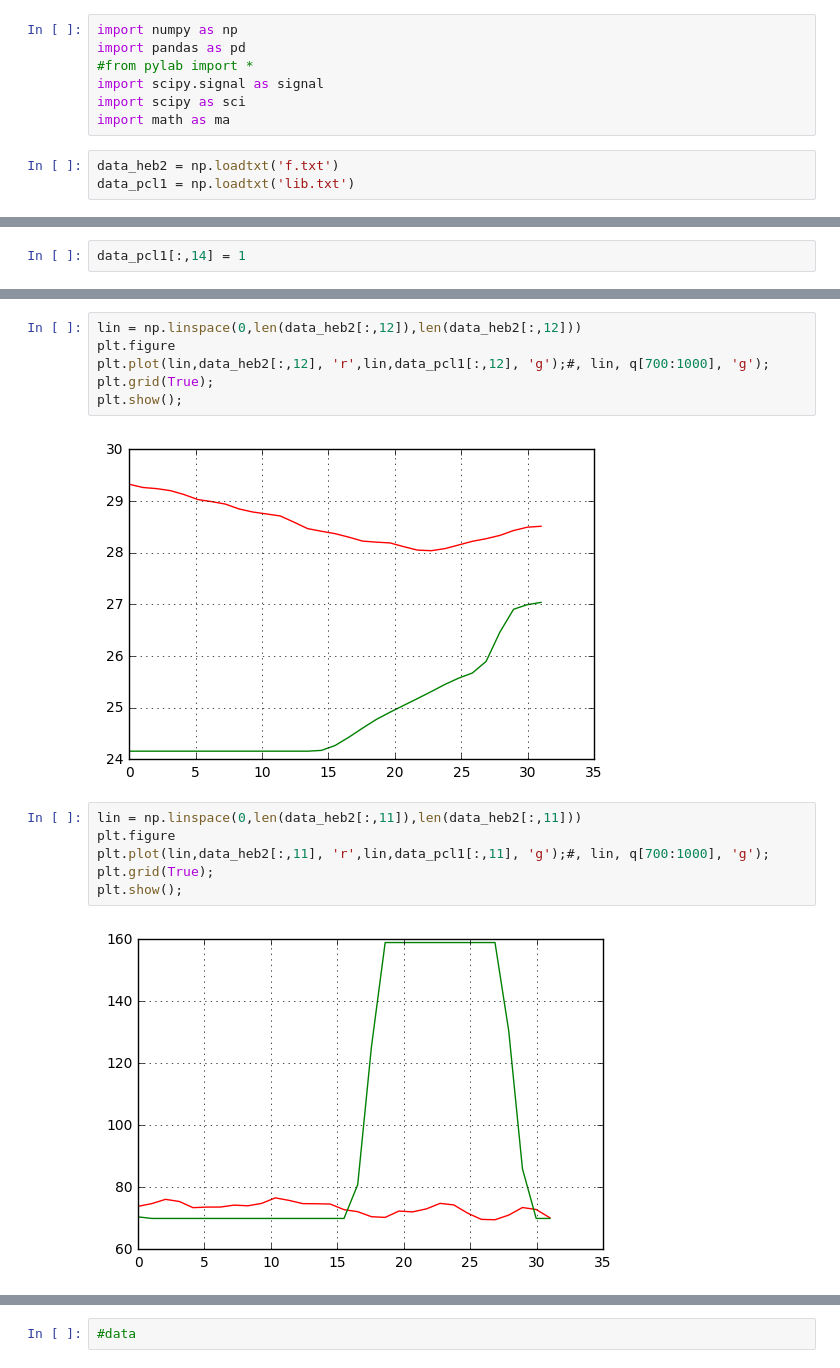
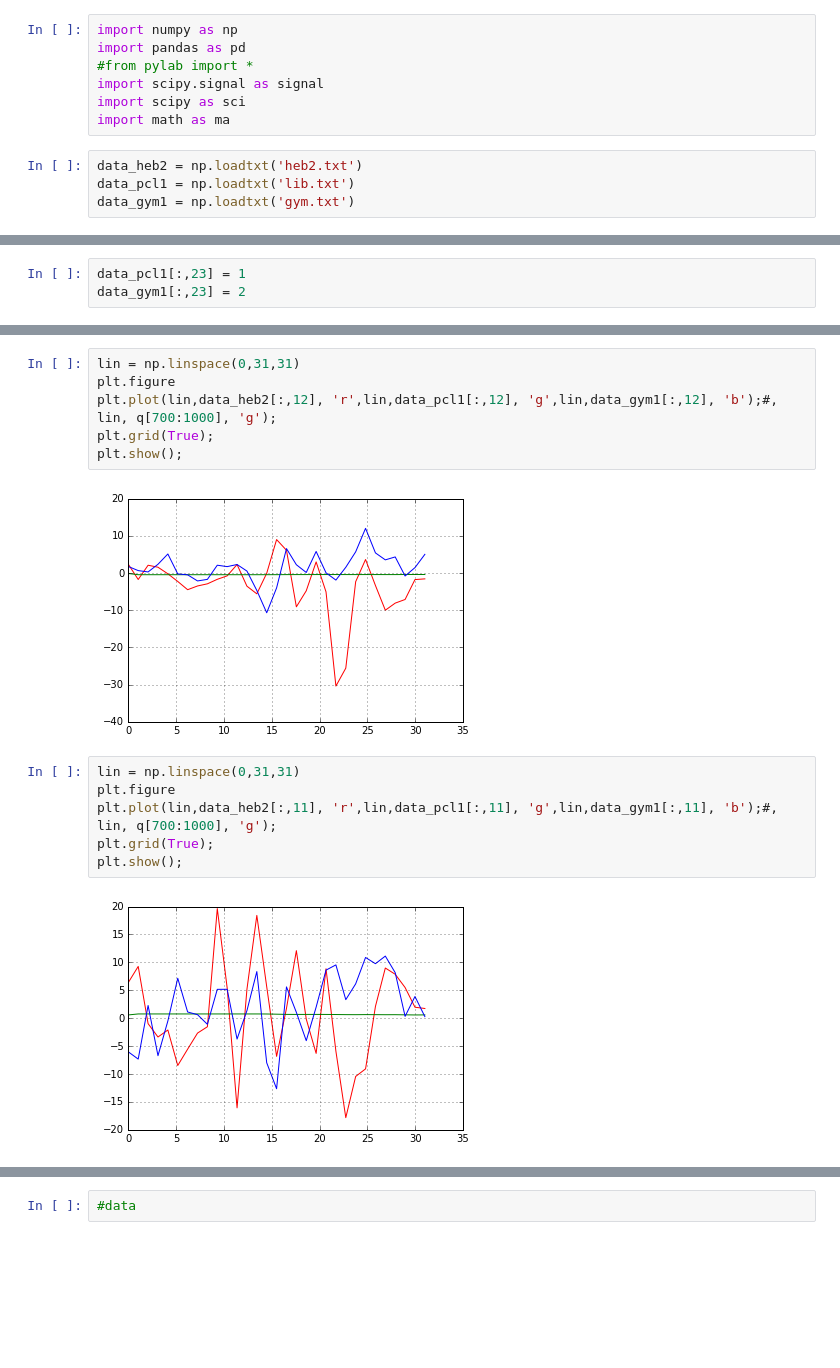
Before and after one commit to sriharivenu/ActivitySensing, a Jupyter notebook: code/trial_mod_combine_pcl1_heb2_test.ipynb, the cells around one changed output, grey strips where cells are left out. Cells and saved outputs as stored; diff of their text form; blank space fills up the shorter version.

```diff
--- a/code/trial_mod_combine_pcl1_heb2_test.ipynb
+++ b/code/trial_mod_combine_pcl1_heb2_test.ipynb
@@ -6,8 +6,9 @@ import scipy.signal as signal
 import scipy as sci
 import math as ma
 # %%
-data_heb2 = np.loadtxt('f.txt')
+data_heb2 = np.loadtxt('heb2.txt')
 data_pcl1 = np.loadtxt('lib.txt')
+data_gym1 = np.loadtxt('gym.txt')
 # %%
 data_heb2.shape
 # %% [output]
@@ -19,2 +19,0 @@ data_pcl1.shape
-# %%
-data_pcl1[:,14] = 1
@@ -21 +24,4 @@ data_pcl1[:,14] = 1
+# %%
+data_pcl1[:,23] = 1
+data_gym1[:,23] = 2
 # %%
@@ -87,19 +101,19 @@ plt.show();
 # %%
-lin = np.linspace(0,len(data_heb2[:,12]),len(data_heb2[:,12]))
+lin = np.linspace(0,31,31)
 plt.figure
-plt.plot(lin,data_heb2[:,12], 'r',lin,data_pcl1[:,12], 'g');#, lin, q[700:1000], 'g');
+plt.plot(lin,data_heb2[:,12], 'r',lin,data_pcl1[:,12], 'g',lin,data_gym1[:,12], 'b');#, lin, q[700:1000], 'g');
 plt.grid(True);
 plt.show();
 # %% [output]
-[figure, old version]
+[figure, new version]
 # %%
-lin = np.linspace(0,len(data_heb2[:,11]),len(data_heb2[:,11]))
+lin = np.linspace(0,31,31)
 plt.figure
-plt.plot(lin,data_heb2[:,11], 'r',lin,data_pcl1[:,11], 'g');#, lin, q[700:1000], 'g');
+plt.plot(lin,data_heb2[:,11], 'r',lin,data_pcl1[:,11], 'g',lin,data_gym1[:,11], 'b');#, lin, q[700:1000], 'g');
 plt.grid(True);
 plt.show();
 # %% [output]
-[figure, old version]
+[figure, new version]
 # %%
 plt.plot(data_pcl1[:,10])
 # %% [output]
```
Also changed, not shown: parts of 22 cells of this notebook, 3 other files.
